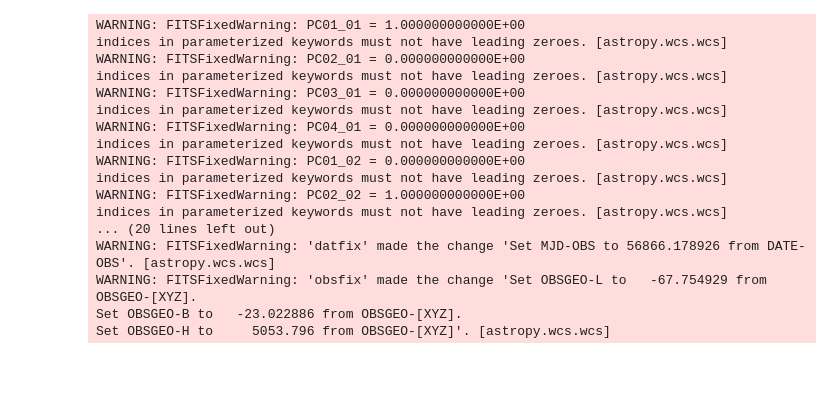
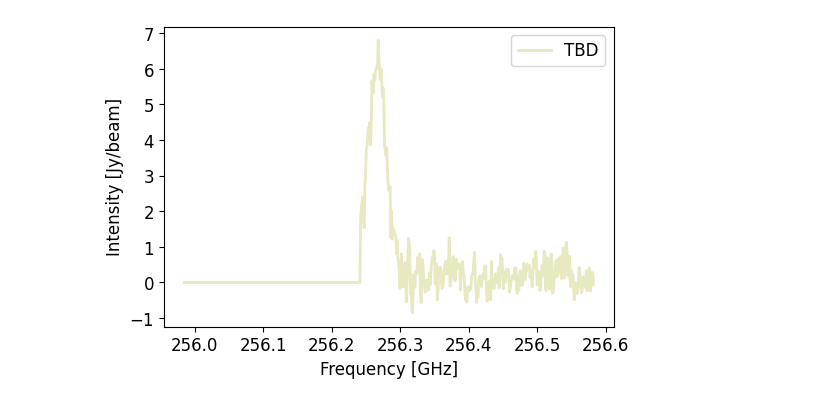
Before and after one commit to tcc2003/astroimagAna, a Jupyter notebook: spectraAna.ipynb, the cells around one changed output. Cells and saved outputs as stored; diff of their text form; code cells hidden in the pictures; blank space fills up the shorter version.

Commit message:
simply stack the spectra

```diff
--- a/spectraAna.ipynb
+++ b/spectraAna.ipynb
@@ -125,7 +125,7 @@ def gaussian(x, amp, mean, sigma):
     Return:
         y [double] : the fitted intensity array
 
-        Example:
+    Example:
         freq_array = np.arange(1,100,1)
         amp = 1
         sigma = np.std(freq_array)
@@ -164,7 +164,6 @@ def initial_value( freq_array, intensity_array, rms_noise = 0.000035, amp_freq =
     The function to get the initial value of mean and standard deviation in gaussian function
 
     '''
-
 
     freq_array      = freq_array
     intensity_array = intensity_array
@@ -249,8 +248,7 @@ def fit_1dgaus(
     popt, pcov = curve_fit(gaussian, # function that is the model
                            df_read.x, df_read.y, # x and y values of the data
                            p0 = [amp_freq, avg_freq, sigma_freq],
-                           maxfev = 500000,
-                           gtol = 1e-4
+                           maxfev = 500000
                            )
 
 
@@ -262,11 +260,11 @@ def fit_1dgaus(
     #print('a error: ', perr[0], 'b error:', perr[1],'c error: ',perr[2])
 
     fitted_mean = popt[1]
-    #print(fitted_mean)
 
 
+    # plotting data and model
     if plot == True:
-        # plotting data and model
+
 
         ############ Initializing Figure #################################
         fig = plt.figure(
@@ -284,7 +282,7 @@ def fit_1dgaus(
         plt.xscale(xscale)
         plt.yscale(yscale)
 
-        plt.rc('font', size = fontsize)      # controls default text sizes
+        plt.rc('font', size = fontsize)            # controls default text sizes
         plt.rc('xtick', labelsize = xtick_size)    # fontsize of the tick labels
         plt.rc('ytick', labelsize = ytick_size)    # fontsize of the tick labels
         ##################################################################
@@ -458,6 +463,8 @@ fitscubename = '/home/tcc/DATA/GC_Dspecies/ancillary/H29alpha_7m+12m_natural.ima
 myAnalysis = spectraAna(fitscubename = fitscubename)
 myAnalysis.readfits(verbose = False)
 
+naxis1     = myAnalysis.naxis1
+naxis2     = myAnalysis.naxis2
 naxis3     = myAnalysis.naxis3
 crpix3     = myAnalysis.crpix3
 cdelt3     = myAnalysis.cdelt3
@@ -468,64 +475,44 @@ freq_array = crval3 + ( np.arange(naxis3) + 1 - crpix3 ) * cdelt3
 
 ## Choose the intensity arrays without nan
 intensity_list = []
-for xpix in range(583):
-    for ypix in range(583):
+for xpix in range(415,425):
+    for ypix in range(515,525):
         intensity_array = myAnalysis.Ihdu[0].data[0][:, ypix, xpix]
 
         #plot_spectra(
         #              freq_array/1e9,
         #              intensity_array,
         #              datalabel = f'({xpix + 1},{ypix + 1})'
         #            )
-
 
 
         if not np.any( np.isnan(intensity_array) ):
 
             intensity_list.append(intensity_array)
 
 
 ## To do the gaussian fitting and unredshift/unblueshift
 filename = 'gaussian_err.log'
 os.system('rm -rf '+ filename)
 with open(filename,'w') as f:
 
     for intensity_array in intensity_list:
 
         try:
-            fit_1dgaus( freq_array/1e9, intensity_array , plot=False)
+            centroid_freq = myAnalysis.get_velocity(verbose = False)
 
         except:
             outstring = f'Pixels (i,j)= ({xpix},{ypix})' + ' failed in Gaussian fittings'
             f.write(out_string)
 
     f.close()
 
-shift_freq = unredblueshift_spectra(freq_array)
+shift_freq = myAnalysis.unrbshift_spectra(verbose = False)
 
-
-## Stack the spectrum with all pixels and plot it
-stack_intensity = np.sum(intensity_list,axis=0)
-plot_spectra(shift_freq/1e9, stack_intensity,
-             outPDF_filename='stacked_spectra.pdf')
+# Stack the spectra and plot it
+myAnalysis.stack_spectra(verbose = False)
 # %% [output]
-WARNING: FITSFixedWarning: PC01_01 = 1.000000000000E+00
-indices in parameterized keywords must not have leading zeroes. [astropy.wcs.wcs]
-WARNING: FITSFixedWarning: PC02_01 = 0.000000000000E+00
-indices in parameterized keywords must not have leading zeroes. [astropy.wcs.wcs]
-WARNING: FITSFixedWarning: PC03_01 = 0.000000000000E+00
-indices in parameterized keywords must not have leading zeroes. [astropy.wcs.wcs]
-WARNING: FITSFixedWarning: PC04_01 = 0.000000000000E+00
-indices in parameterized keywords must not have leading zeroes. [astropy.wcs.wcs]
-WARNING: FITSFixedWarning: PC01_02 = 0.000000000000E+00
-indices in parameterized keywords must not have leading zeroes. [astropy.wcs.wcs]
-WARNING: FITSFixedWarning: PC02_02 = 1.000000000000E+00
-indices in parameterized keywords must not have leading zeroes. [astropy.wcs.wcs]
-... (20 lines left out)
-WARNING: FITSFixedWarning: 'datfix' made the change 'Set MJD-OBS to 56866.178926 from DATE-OBS'. [astropy.wcs.wcs]
-WARNING: FITSFixedWarning: 'obsfix' made the change 'Set OBSGEO-L to   -67.754929 from OBSGEO-[XYZ].
-Set OBSGEO-B to   -23.022886 from OBSGEO-[XYZ].
-Set OBSGEO-H to     5053.796 from OBSGEO-[XYZ]'. [astropy.wcs.wcs]
+[figure, added]
 # %%
 test   =  np.array( range(10) )
 test1  =  np.array( range(10)  ) + 5.0
```
Also changed, not shown: parts of 5 cells of this notebook, 1 other file.
